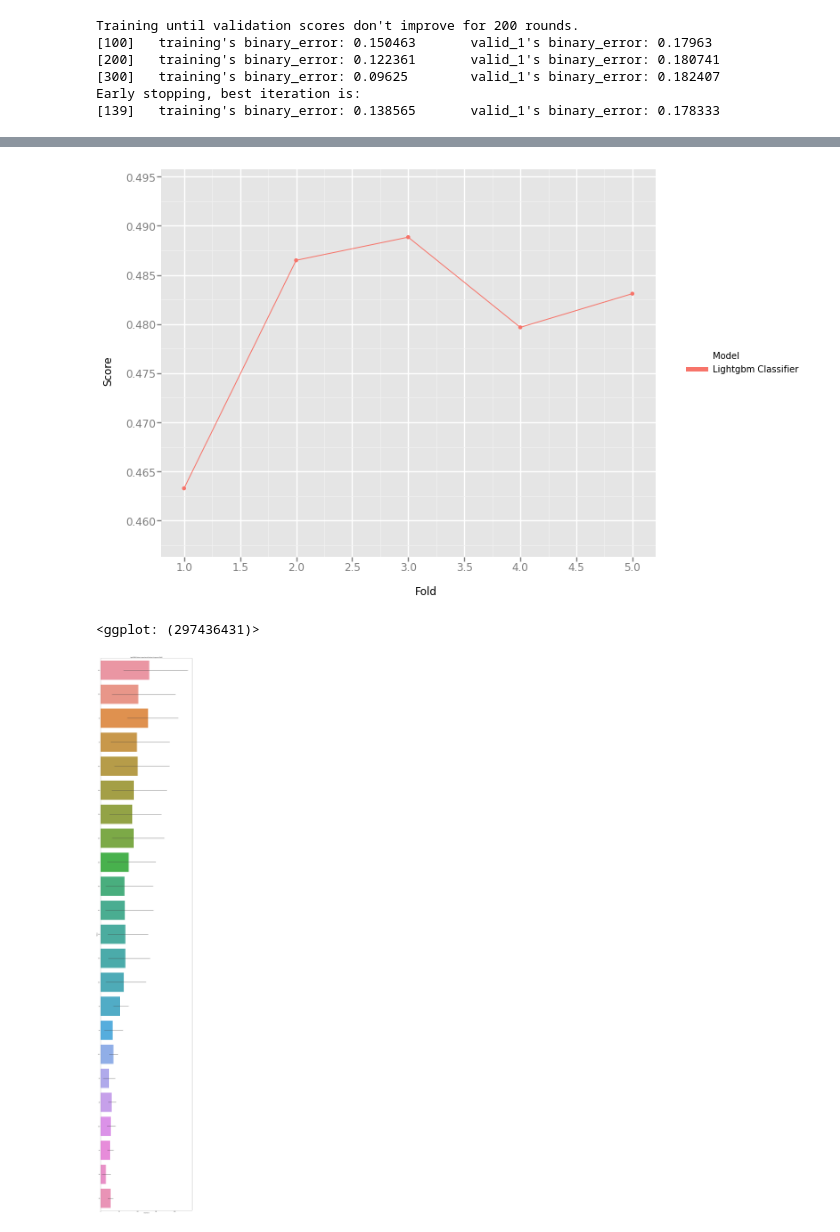
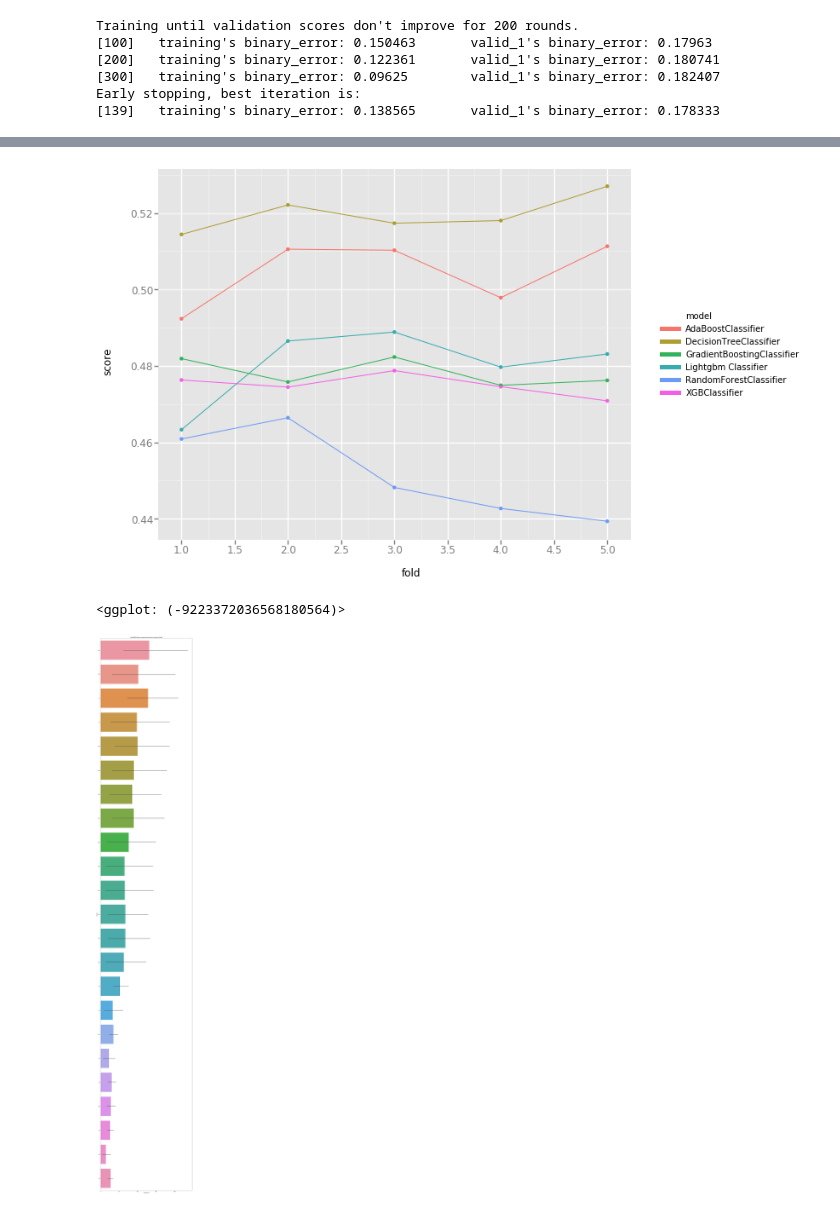
Before and after one commit to takuto0831/Credit_Card_Prob_Space, a Jupyter notebook: jn/exploratory_data_analysis.ipynb, the cells around one changed output, grey strips where cells are left out. Drawn from its saved outputs; the diff is of its cells as text; code cells hidden in the pictures.

Commit message:
convert to function and add decision tree optuna code

```diff
--- a/jn/exploratory_data_analysis.ipynb
+++ b/jn/exploratory_data_analysis.ipynb
@@ -166,7 +170,12 @@ plt.show()
 ## Decision tree
 # %%
 # execute model
-clf = DecisionTreeClassifier(max_depth = 3)
+param = {
+    'random_state': 831,
+    'max_depth': 5,
+    'criterion': 'gini'
+}
+clf = DecisionTreeClassifier(**param)
 clf = clf.fit(train.drop("y",axis=1), train["y"])
 # predict value
 predict = clf.predict(test)
@@ -211,20 +216,23 @@ scr = []
 # %%
-# validation (これはバリデーションしていることになるのか??)
+# validation some models classifier
 for i,(trn_index, val_index) in enumerate(kf.split(train)):
+    # set data
     training = train.iloc[trn_index][features]
     valid = train.iloc[val_index][features]
     trn_target = train.iloc[trn_index]['y']
     val_target = train.iloc[val_index]['y']
+    # cross validation
     print("fold n°{}".format(i+1))
     for clf in clf_list:
-        model = clf.__class__.__name__
-        clf.fit(training,trn_target)
-        pred = clf.predict(valid)
-        score = f1_score(y_true = val_target, y_pred = pred)
-        fold.append(i+1)
-        scr.append(score)
-        mdl.append(model)
-        print(model)
+        name = clf.__class__.__name__ # model name
+        clf.fit(training,trn_target) # model execute
+        pred = clf.predict(valid) # predict validation
+        score = f1_score(y_true = val_target, y_pred = pred) # score
+        tmp = pd.Series( [name, i+1, score], index=ans.columns )
+        ans = ans.append( tmp, ignore_index=True )
+        print(name)
+# result
+print(ans)
 # %% [output]
 fold n°1
 DecisionTreeClassifier
@@ -295,11 +340,11 @@ Early stopping, best iteration is:
 # %%
 #create a small df with the scores
-performance = pd.DataFrame({'Model': mdl, 'Score':scr,'Fold':fold})
-g_normal = ggplot(performance,aes(x='Fold',y='Score',group = 'Model',color = 'Model')) + geom_point() + geom_line()
+performance = pd.concat([ans,lgb_ans])
+g_normal = ggplot(performance,aes(x='fold',y='score',group = 'model',color = 'model')) + geom_point() + geom_line()
 print(g_normal)
 # %% [output]
-[figure, old version]
+[figure, new version]
-<ggplot: (297436431)>
+<ggplot: (-9223372036568180564)>
 # %%
 # create lightgbm importance display
 Process.display_importances(feature_importance, title="LightGBM feature importance")
```
Also changed, not shown: parts of 17 cells of this notebook.
